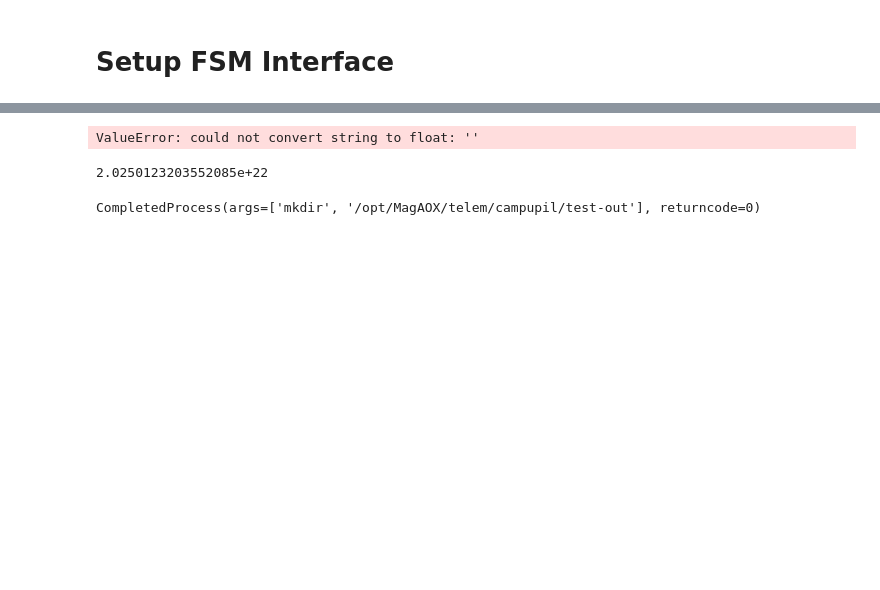
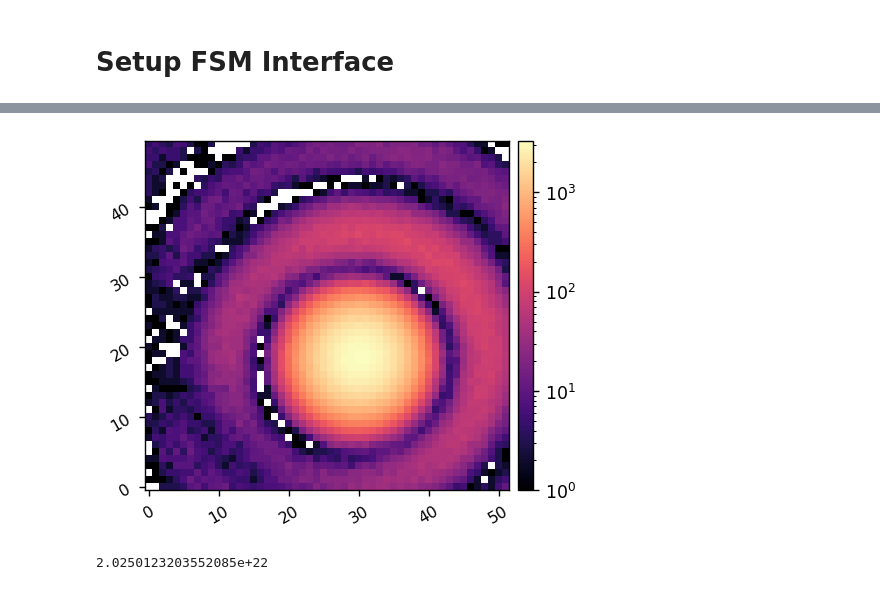
Before and after one commit to nick-lambert/fsm-exps, a Jupyter notebook: test_streamWriter.ipynb, the cells around one changed output, grey strips where cells are left out. Saved outputs shown, nothing was run; the diff lists cells and outputs as text; code cells hidden in the pictures; blank space fills up the shorter version.

Commit message:
doing more tests with streamWriter

```diff
--- a/test_streamWriter.ipynb
+++ b/test_streamWriter.ipynb
@@ -111,13 +189,8 @@ fnames
+# %%
+imshow1(frames[0], lognorm=True)
+# %% [output]
+[figure, added]
 # %%
-import os
-
-dir_path = "/opt/MagAOX/telem/campupil/out"  # Replace with the actual directory path
-
-fnames = os.listdir(dir_path)
-fnames = sorted(fnames)
-
 times = []
 for fname in fnames:
     times.append(float(fname[9:-5]))
-# %% [output]
-ValueError: could not convert string to float: ''
@@ -135,4 +201,0 @@ for i in range()
-# %%
-subprocess.run(['mkdir','/opt/MagAOX/telem/campupil/test-out'])
-# %% [output]
-CompletedProcess(args=['mkdir', '/opt/MagAOX/telem/campupil/test-out'], returncode=0)
```
Also changed, not shown: parts of 21 cells of this notebook, 1 other file.
